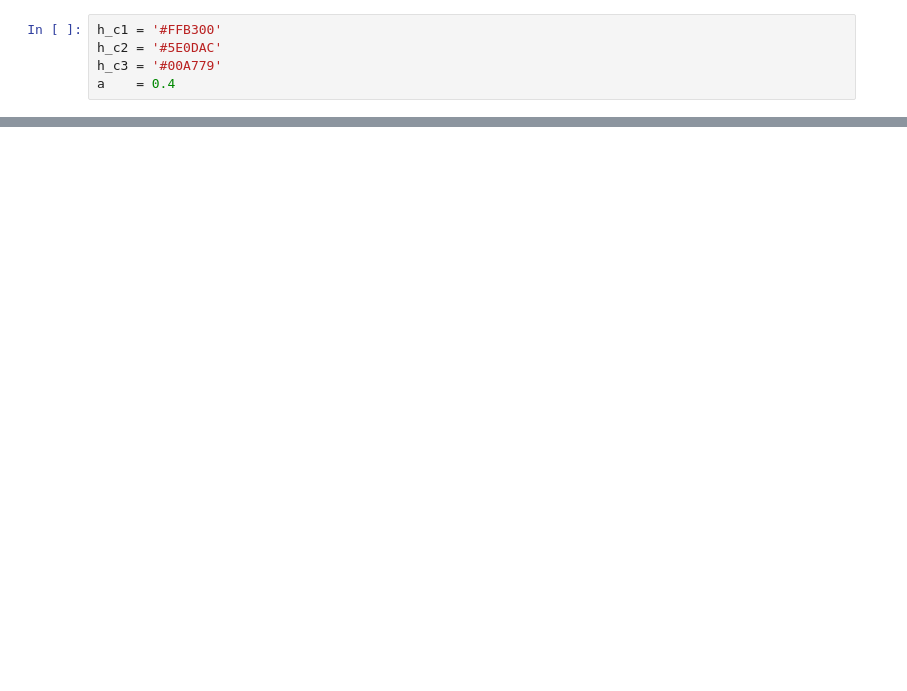
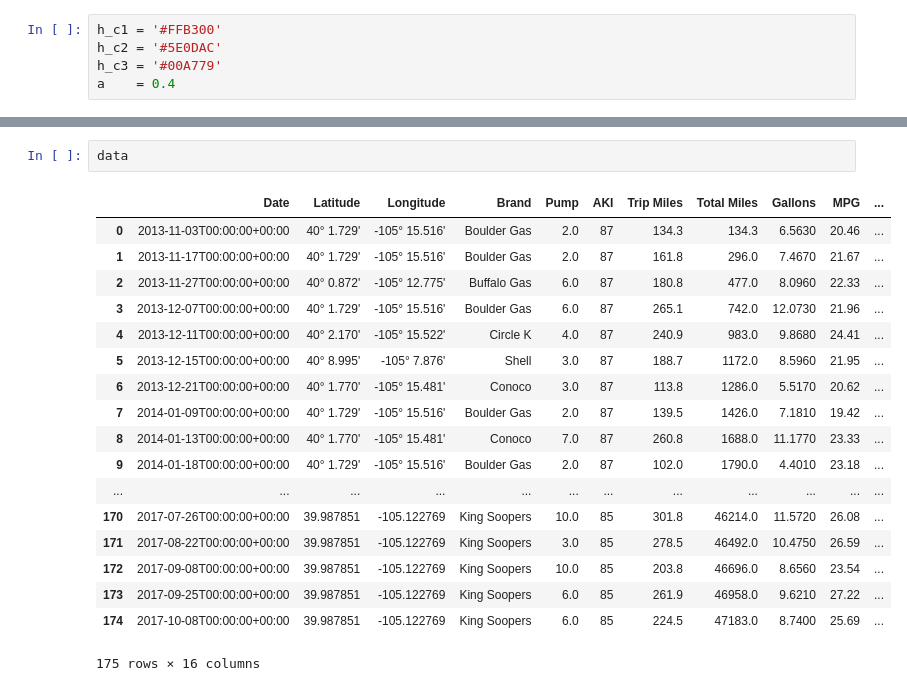
Before and after one commit to DeltaP/mileage, a Jupyter notebook: Plot MPG timeseries.ipynb, the cells around one changed output, grey strips where cells are left out. Drawn from its saved outputs; the diff is of its cells as text; blank space fills up the shorter version.

```diff
--- a/Plot MPG timeseries.ipynb
+++ b/Plot MPG timeseries.ipynb
@@ -26,0 +33,21 @@ tsax.legend(loc=2, frameon=False)
+# %%
+data
+# %% [output]
+|  | Date | Latitude | Longitude | Brand | Pump | AKI | Trip Miles | Total Miles | Gallons | MPG | ... |
+| 0 | 2013-11-03T00:00:00+00:00 | 40° 1.729' | -105° 15.516' | Boulder Gas | 2.0 | 87 | 134.3 | 134.3 | 6.5630 | 20.46 | ... |
+| 1 | 2013-11-17T00:00:00+00:00 | 40° 1.729' | -105° 15.516' | Boulder Gas | 2.0 | 87 | 161.8 | 296.0 | 7.4670 | 21.67 | ... |
+| 2 | 2013-11-27T00:00:00+00:00 | 40° 0.872' | -105° 12.775' | Buffalo Gas | 6.0 | 87 | 180.8 | 477.0 | 8.0960 | 22.33 | ... |
+| 3 | 2013-12-07T00:00:00+00:00 | 40° 1.729' | -105° 15.516' | Boulder Gas | 6.0 | 87 | 265.1 | 742.0 | 12.0730 | 21.96 | ... |
+| 4 | 2013-12-11T00:00:00+00:00 | 40° 2.170' | -105° 15.522' | Circle K | 4.0 | 87 | 240.9 | 983.0 | 9.8680 | 24.41 | ... |
+| 5 | 2013-12-15T00:00:00+00:00 | 40° 8.995' | -105° 7.876' | Shell | 3.0 | 87 | 188.7 | 1172.0 | 8.5960 | 21.95 | ... |
+| 6 | 2013-12-21T00:00:00+00:00 | 40° 1.770' | -105° 15.481' | Conoco | 3.0 | 87 | 113.8 | 1286.0 | 5.5170 | 20.62 | ... |
+| 7 | 2014-01-09T00:00:00+00:00 | 40° 1.729' | -105° 15.516' | Boulder Gas | 2.0 | 87 | 139.5 | 1426.0 | 7.1810 | 19.42 | ... |
+| 8 | 2014-01-13T00:00:00+00:00 | 40° 1.770' | -105° 15.481' | Conoco | 7.0 | 87 | 260.8 | 1688.0 | 11.1770 | 23.33 | ... |
+| 9 | 2014-01-18T00:00:00+00:00 | 40° 1.729' | -105° 15.516' | Boulder Gas | 2.0 | 87 | 102.0 | 1790.0 | 4.4010 | 23.18 | ... |
+| ... | ... | ... | ... | ... | ... | ... | ... | ... | ... | ... | ... |
+| 170 | 2017-07-26T00:00:00+00:00 | 39.987851 | -105.122769 | King Soopers | 10.0 | 85 | 301.8 | 46214.0 | 11.5720 | 26.08 | ... |
+| 171 | 2017-08-22T00:00:00+00:00 | 39.987851 | -105.122769 | King Soopers | 3.0 | 85 | 278.5 | 46492.0 | 10.4750 | 26.59 | ... |
+| 172 | 2017-09-08T00:00:00+00:00 | 39.987851 | -105.122769 | King Soopers | 10.0 | 85 | 203.8 | 46696.0 | 8.6560 | 23.54 | ... |
+| 173 | 2017-09-25T00:00:00+00:00 | 39.987851 | -105.122769 | King Soopers | 6.0 | 85 | 261.9 | 46958.0 | 9.6210 | 27.22 | ... |
+| 174 | 2017-10-08T00:00:00+00:00 | 39.987851 | -105.122769 | King Soopers | 6.0 | 85 | 224.5 | 47183.0 | 8.7400 | 25.69 | ... |
+175 rows × 16 columns
```
Also changed, not shown: parts of 2 cells of this notebook, 4 other files.
